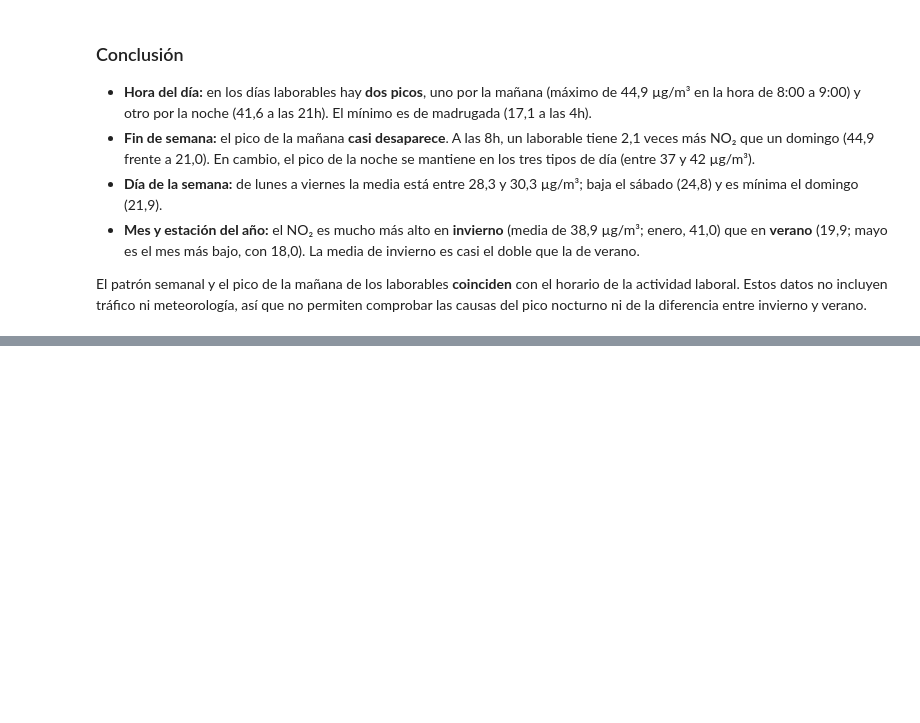
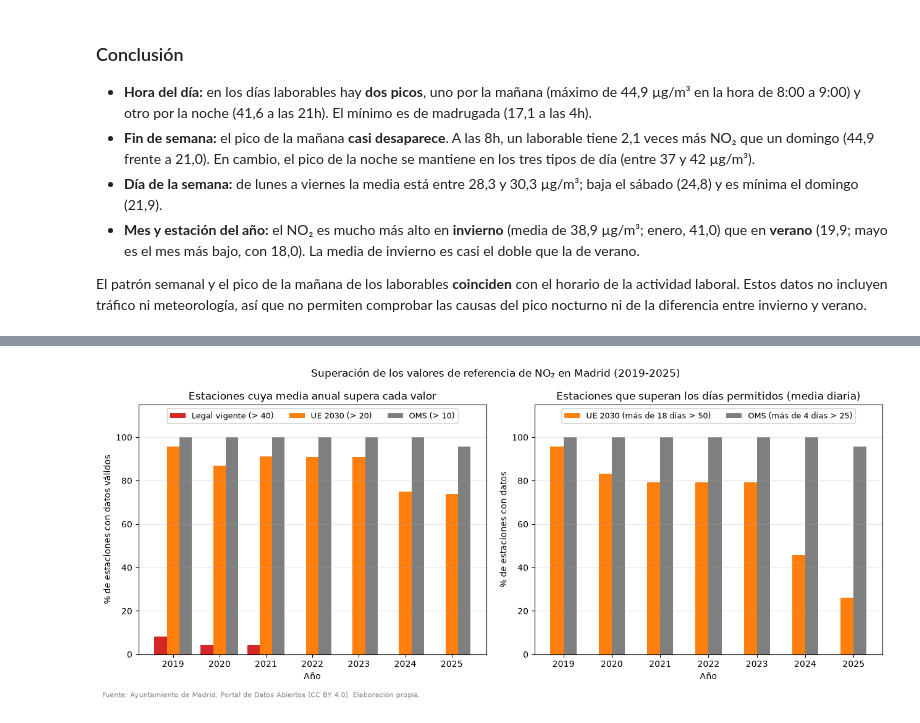
Before and after one commit to funki79/calidad-aire-madrid, a Jupyter notebook: notebooks/analisis.ipynb, the cells around one changed output, grey strips where cells are left out. Drawn from its saved outputs; the diff is of its cells as text; code cells hidden in the pictures; blank space fills up the shorter version.

```diff
--- a/notebooks/analisis.ipynb
+++ b/notebooks/analisis.ipynb
@@ -624,0 +717,10 @@ pico nocturno ni de la diferencia entre invierno y verano.
+# %%
+superan_anual = medias_validas.groupby("anio").agg(
+    estaciones=("media", "size"),
+    mas_de_40=("media", lambda s: (s > 40).sum()),
+    mas_de_20=("media", lambda s: (s > 20).sum()),
+    mas_de_10=("media", lambda s: (s > 10).sum()),
+)
+print("Estaciones que superan el límite legal anual (40):")
+print(medias_validas[medias_validas["media"] > 40][["anio", "nombre_estacion", "media"]].round(1).to_string(index=False))
+superan_anual
@@ -624,0 +743,38 @@ pico nocturno ni de la diferencia entre invierno y verano.
+# %%
+fig, (ax1, ax2) = plt.subplots(1, 2, figsize=(13, 5.5))
+
+# Izquierda: % de estaciones que superan cada valor anual
+pct = superan_anual[["mas_de_40", "mas_de_20", "mas_de_10"]].div(superan_anual["estaciones"], axis=0) * 100
+ancho = 0.27
+etiquetas = {"mas_de_40": "Legal vigente (> 40)", "mas_de_20": "UE 2030 (> 20)", "mas_de_10": "OMS (> 10)"}
+for k, (col, color) in enumerate(zip(pct.columns, ["tab:red", "tab:orange", "tab:gray"])):
+    ax1.bar(pct.index + (k - 1) * ancho, pct[col], width=ancho, color=color, label=etiquetas[col])
+ax1.set_title("Estaciones cuya media anual supera cada valor")
+ax1.set_ylabel("% de estaciones con datos válidos")
+ax1.set_xticks(pct.index)
+ax1.set_ylim(0, 115)
+ax1.legend(loc="upper center", ncol=3, fontsize=9)
+
+# Derecha: % de estaciones que superan el número de días permitido
+pct_dias = pd.DataFrame({
+    "UE 2030 (más de 18 días > 50)": resumen_dias["estaciones_mas_18_dias_50"],
+    "OMS (más de 4 días > 25)": resumen_dias["estaciones_mas_4_dias_25"],
+}).div(resumen_dias["estaciones"], axis=0) * 100
+for k, (col, color) in enumerate(zip(pct_dias.columns, ["tab:orange", "tab:gray"])):
+    ax2.bar(pct_dias.index + (k - 0.5) * ancho, pct_dias[col], width=ancho, color=color, label=col)
+ax2.set_title("Estaciones que superan los días permitidos (media diaria)")
+ax2.set_ylabel("% de estaciones con datos")
+ax2.set_xticks(pct_dias.index)
+ax2.set_ylim(0, 115)
+ax2.legend(loc="upper center", ncol=2, fontsize=9)
+
+for ax in (ax1, ax2):
+    ax.set_xlabel("Año")
+    ax.grid(axis="y", alpha=0.3)
+
+fig.suptitle("Superación de los valores de referencia de NO₂ en Madrid (2019-2025)")
+fig.text(0.01, 0.01, FUENTE, fontsize=8, color="grey")
+plt.tight_layout(rect=(0, 0.03, 1, 1))
+plt.show()
+# %% [output]
+[figure, added]
```
Also changed, not shown: parts of 8 cells of this notebook.
